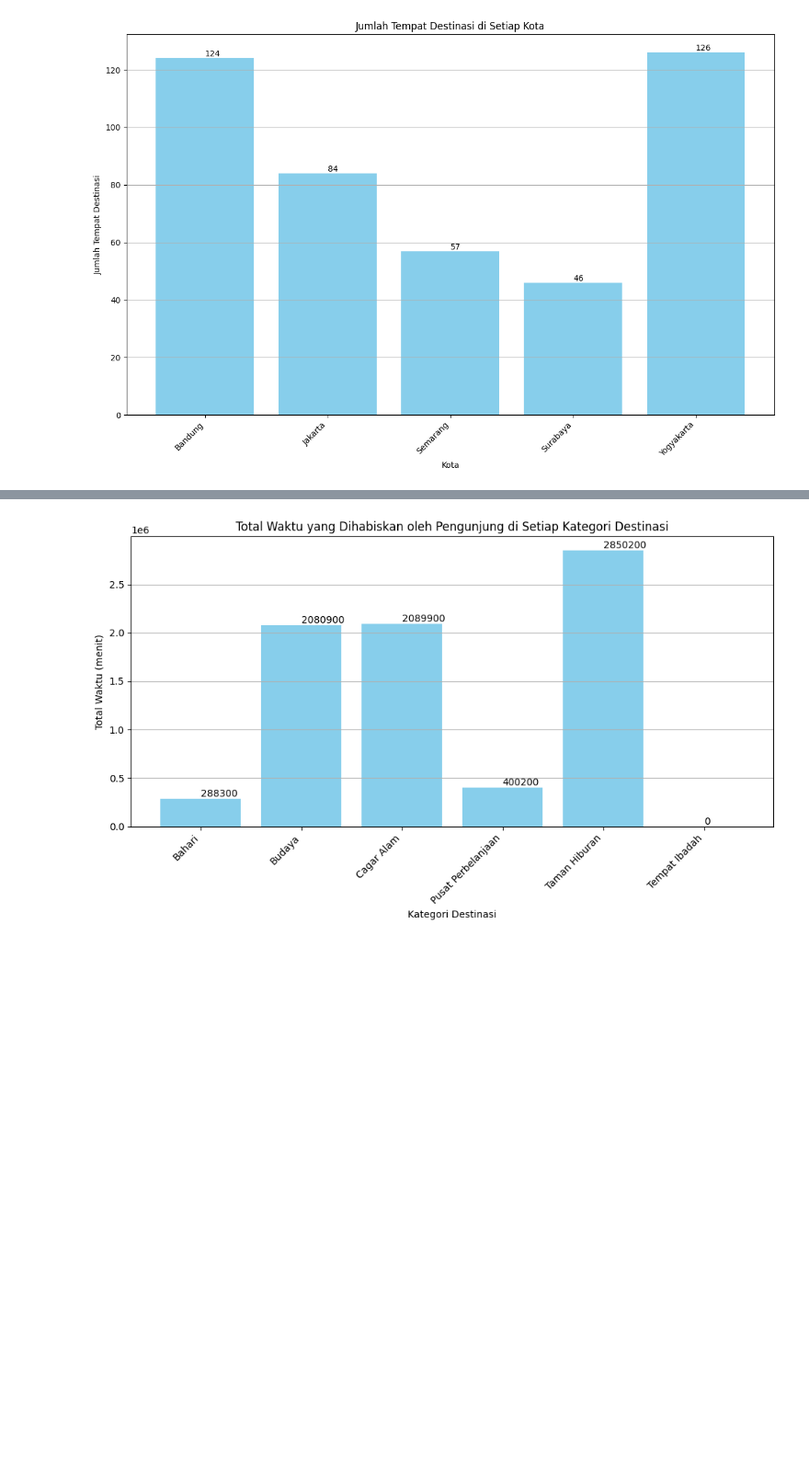
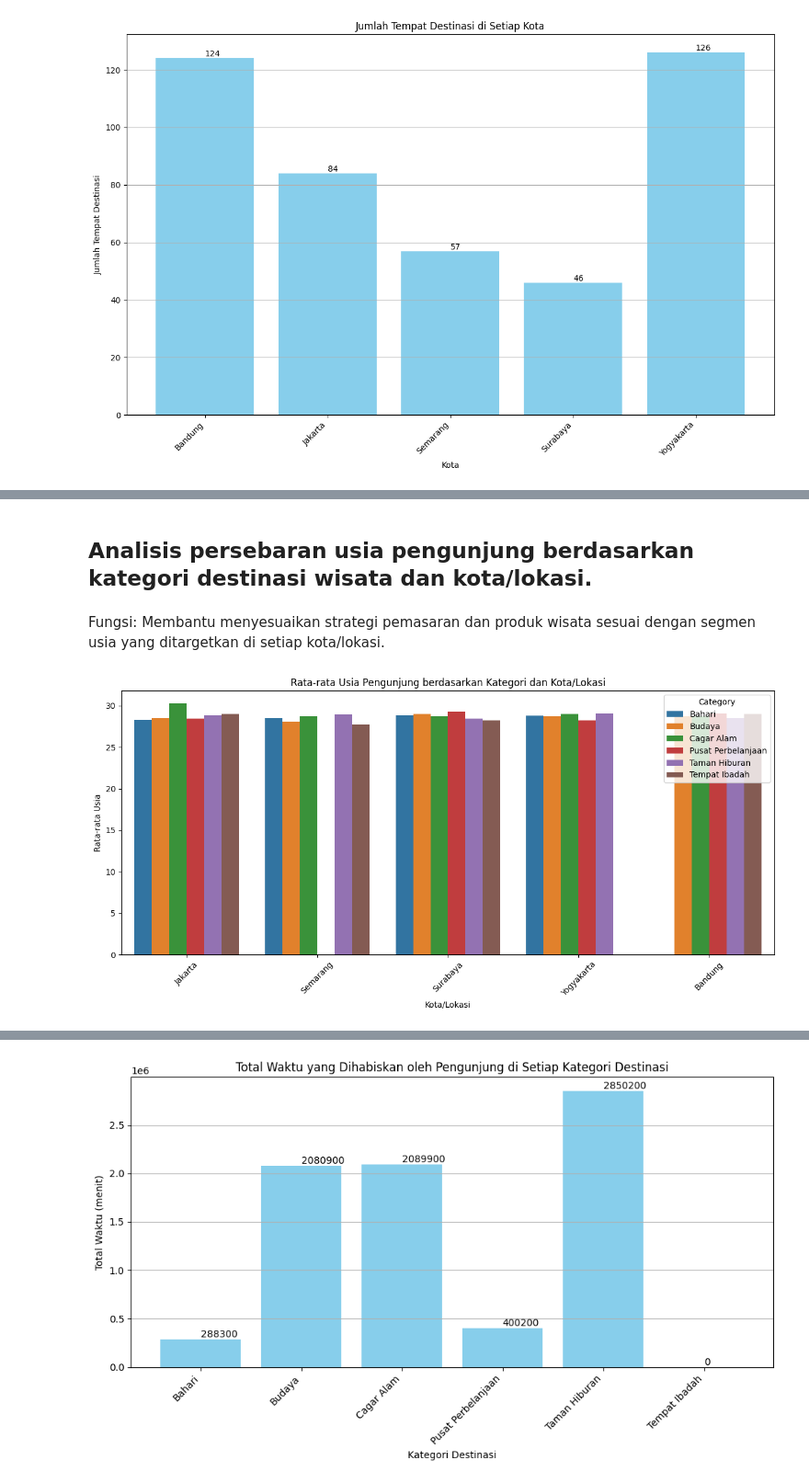
Before and after one commit to muhamadinsani17/Exploring-Tourist-Destinations, a Jupyter notebook: Exploring Tourist Destinations.ipynb, the cells around one changed output, grey strips where cells are left out. Shown: that part at 92% size. Drawn from its saved outputs; the diff is of its cells as text; code cells hidden in the pictures; blank space fills up the shorter version.

```diff
--- a/Exploring Tourist Destinations.ipynb
+++ b/Exploring Tourist Destinations.ipynb
@@ -310,0 +346,25 @@ visualize_time_distribution(result, 'City', 'Time_Minutes',
+# %% [markdown]
+## Analisis persebaran usia pengunjung berdasarkan kategori destinasi wisata dan kota/lokasi.
+# %% [markdown]
+Fungsi: Membantu menyesuaikan strategi pemasaran dan produk wisata sesuai dengan segmen usia yang ditargetkan di setiap kota/lokasi.
+# %%
+# Mengelompokkan data berdasarkan kategori dan kota
+grouped_data = result.groupby(['Category', 'City'])
+
+# Menghitung rata-rata usia pengunjung di setiap kelompok
+average_age = grouped_data['Age'].mean()
+
+# Ubah hasil perhitungan menjadi DataFrame
+average_age_df = average_age.reset_index()
+
+# Buat plot menggunakan seaborn
+plt.figure(figsize=(12, 6))
+sns.barplot(x='City', y='Age', hue='Category', data=average_age_df)
+plt.title('Rata-rata Usia Pengunjung berdasarkan Kategori dan Kota/Lokasi')
+plt.xlabel('Kota/Lokasi')
+plt.ylabel('Rata-rata Usia')
+plt.xticks(rotation=45)
+plt.tight_layout()
+plt.show()
+# %% [output]
+[figure, added]
```
Also changed, not shown: parts of 39 cells of this notebook.
